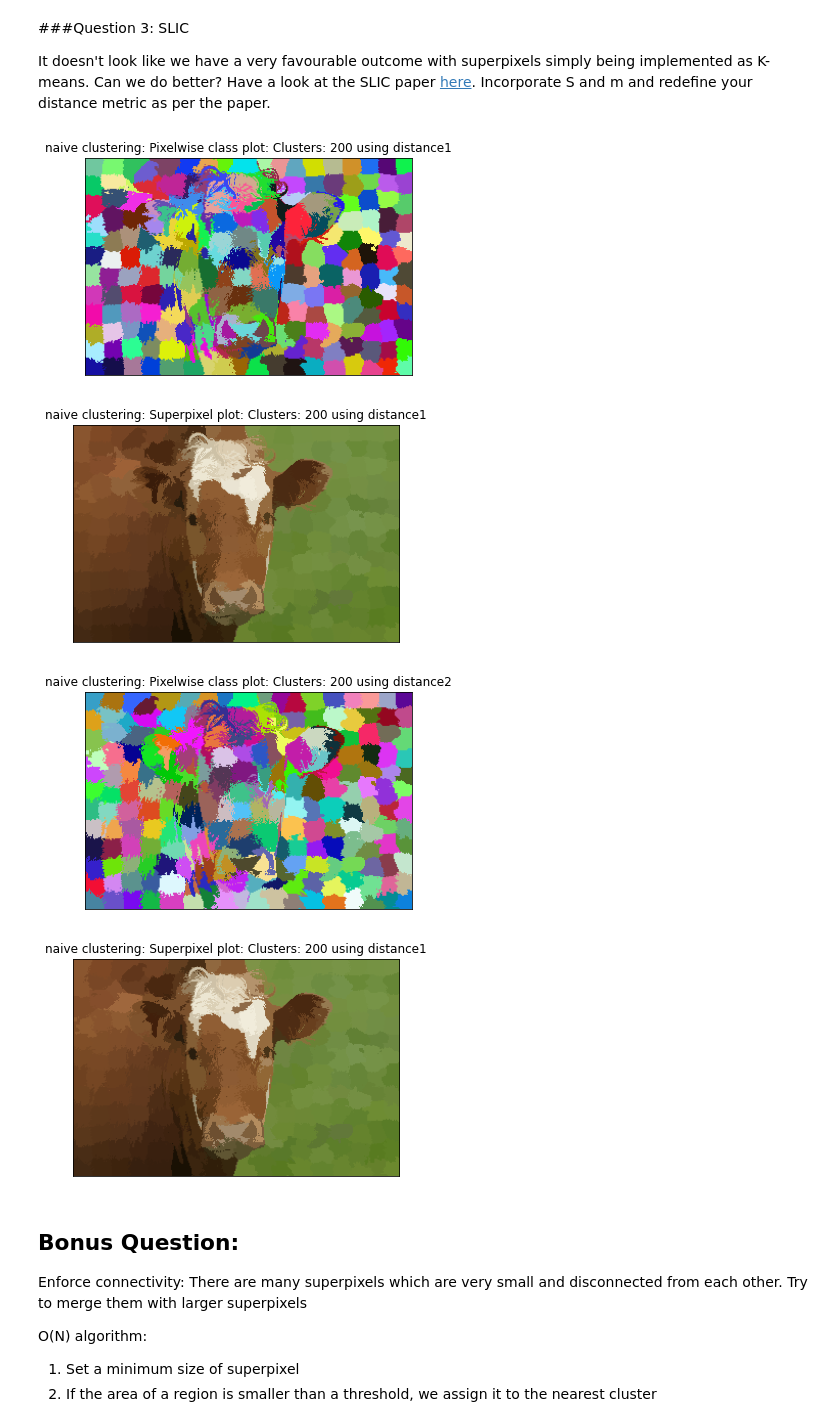
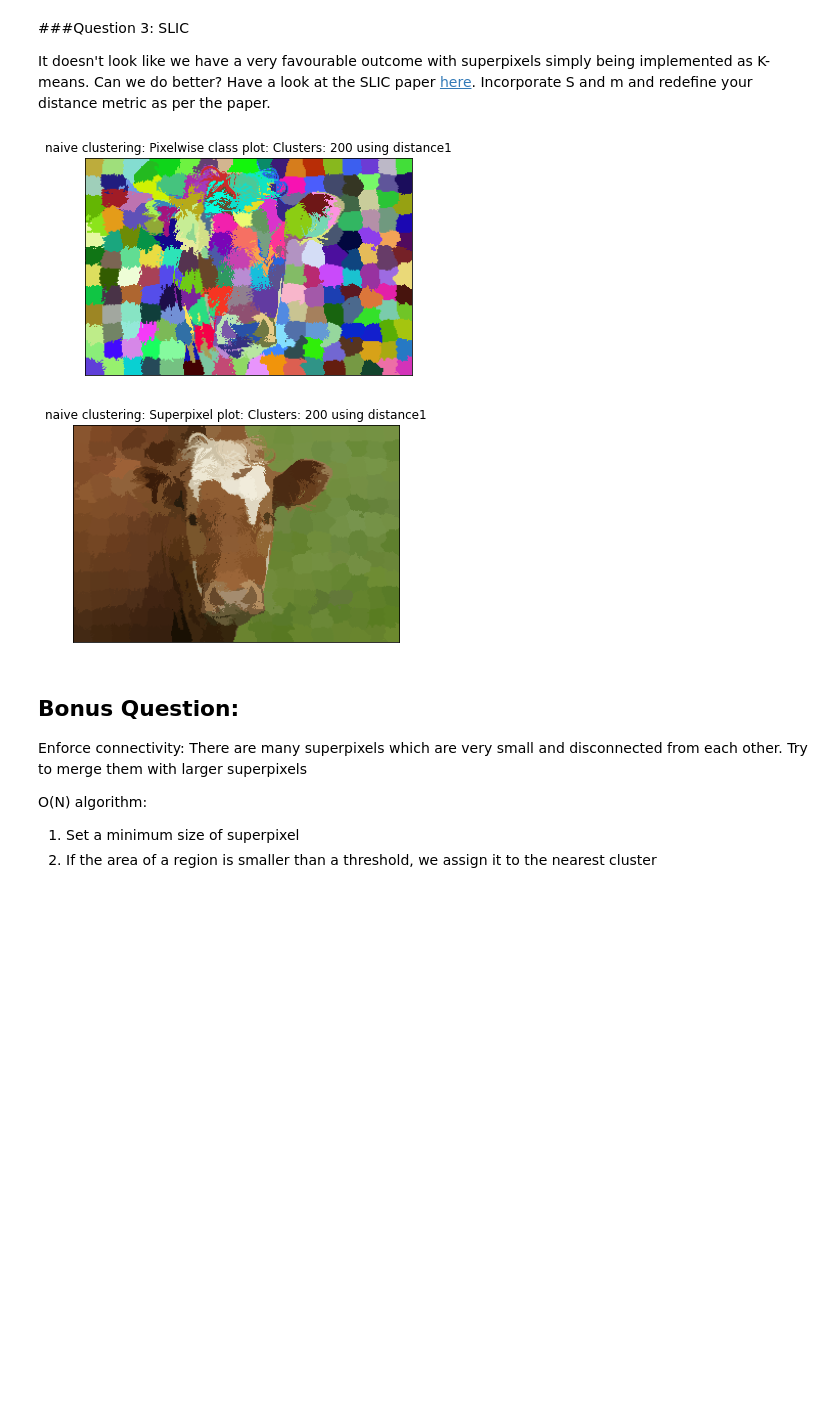
Before and after one commit to Arjung27/Super_Pixels, a Jupyter notebook: Homework_1_Superpixels.ipynb, the cells around one changed output. Drawn from its saved outputs; the diff is of its cells as text; code cells hidden in the pictures; blank space fills up the shorter version.

```diff
--- a/Homework_1_Superpixels.ipynb
+++ b/Homework_1_Superpixels.ipynb
@@ -523,26 +523,24 @@ def SLIC(im, k, dist_func='self.distance1'):
         obj.assign_pixels(clusters, dist, segmap)
         new_centers = obj.get_new_centers(clusters, segmap)
 
-    return segmap
+    return segmap, new_centers
 # %%
 #TODO diplay your SLIC results.
 
 for k in [200]:
 
-    ## Results from originally given paper
-    clusters = SLIC(im, k, 'self.distance1')
+    ## Results from second paper
+    clusters, new_centers = SLIC(im, k, 'self.distance1')
     _ = rgb_segment(clusters,n = k, title =  f"naive clustering: Pixelwise class plot: Clusters: {str(k)} using distance1",legend = False)
     superpixel_plot(im,clusters,title =  f"naive clustering: Superpixel plot: Clusters: {str(k)} using distance1")
 
-    ## Results from second paper
-    clusters = SLIC(im, k, 'self.distance2')
-    _ = rgb_segment(clusters,n = k, title =  f"naive clustering: Pixelwise class plot: Clusters: {str(k)} using distance2",legend = False)
-    superpixel_plot(im,clusters,title =  f"naive clustering: Superpixel plot: Clusters: {str(k)} using distance1")
+    ## Results from originally given paper
+#     clusters = SLIC(im, k, 'self.distance2')
+#     _ = rgb_segment(clusters,n = k, title =  f"naive clustering: Pixelwise class plot: Clusters: {str(k)} using distance2",legend = False)
+#     superpixel_plot(im,clusters,title =  f"naive clustering: Superpixel plot: Clusters: {str(k)} using distance1")
 # %% [output]
-[figure, old version]
+[figure, new version]
 [figure]
-[figure, removed]
-[figure, removed]
 # %% [markdown]
 ## Bonus Question:
 Enforce connectivity: There are many superpixels which are very small and disconnected from each other. Try to merge them with larger superpixels
```
Also changed, not shown: parts of 2 cells of this notebook.
